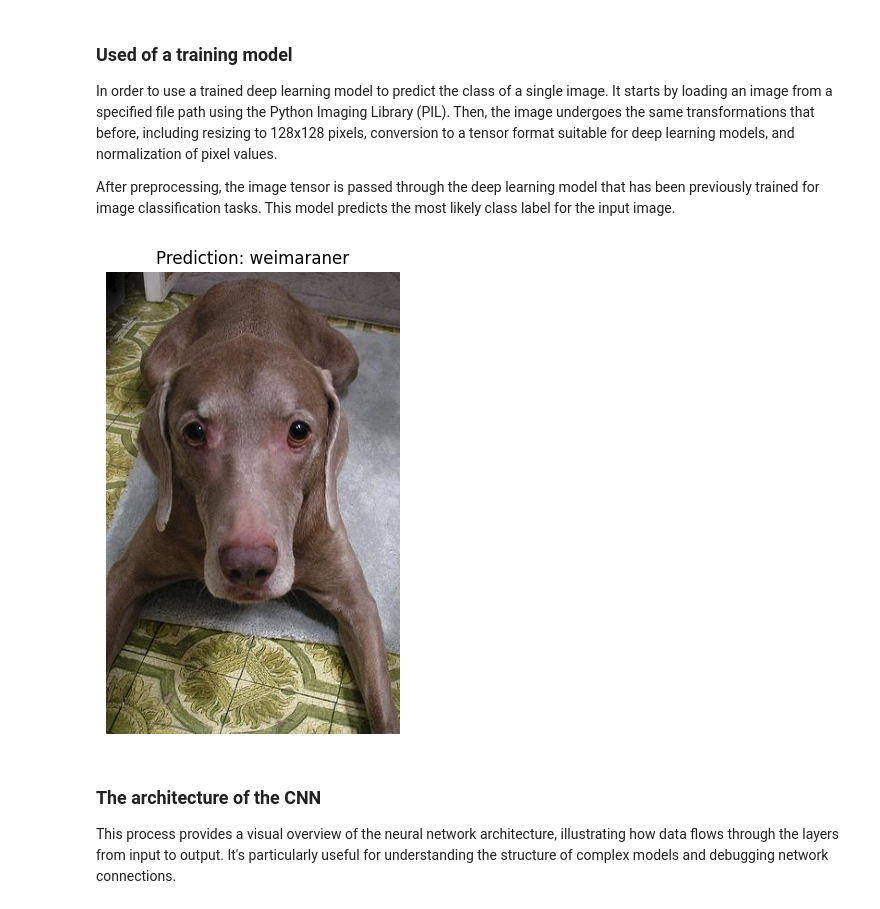
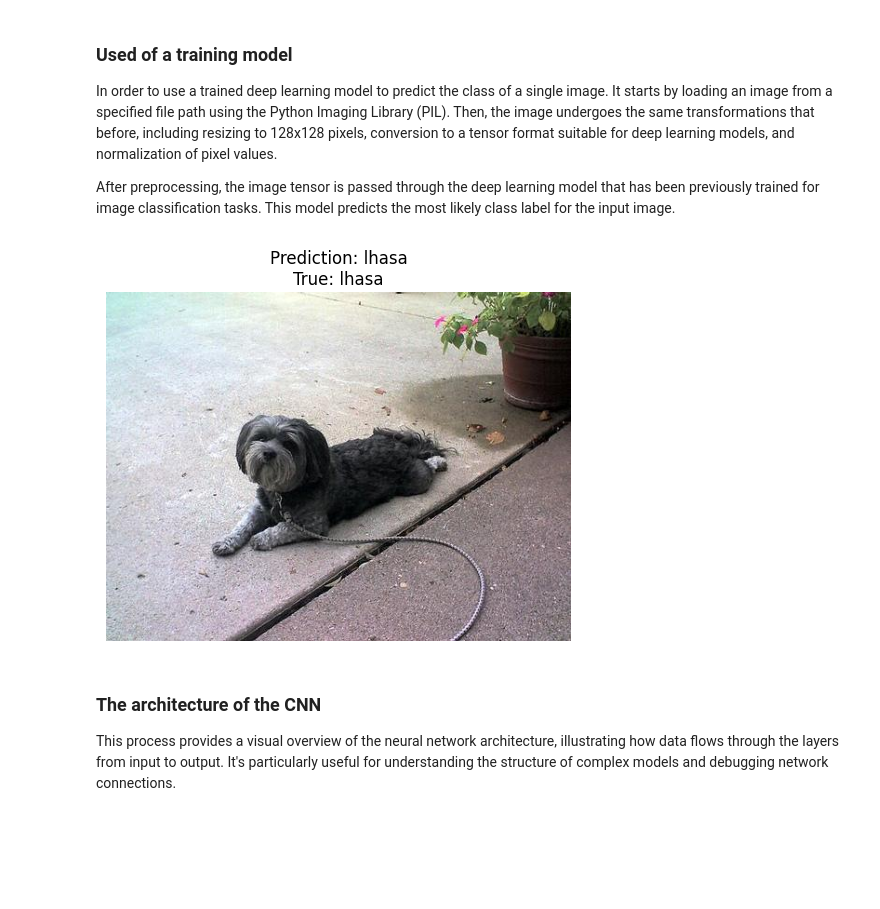
Before and after one commit to Hernan3scobar/CNN_images_classification, a Jupyter notebook: MultiImageClassification.ipynb, the cells around one changed output. Drawn from its saved outputs; the diff is of its cells as text; code cells hidden in the pictures; blank space fills up the shorter version.

```diff
--- a/MultiImageClassification.ipynb
+++ b/MultiImageClassification.ipynb
@@ -103,7 +104,7 @@ class ImageMulticlassClassificationNet(nn.Module):
         self.pool = nn.MaxPool2d(2, 2)  # Max pooling layer with kernel size and stride of 2; halves the dimensions
         self.conv2 = nn.Conv2d(32, 64, 3)  # Second convolutional layer: input channels = 32, output channels = 64, kernel size = 3
         self.conv3 = nn.Conv2d(64, 128, 3)  # Third convolutional layer: input channels = 64, output channels = 128, kernel size = 3
-        self.dropout = nn.Dropout(0.1)  # Dropout layer with a dropout probability of 0.1
+        self.dropout = nn.Dropout(0.25)  # Dropout layer with a dropout probability of 0.1
         self.flatten = nn.Flatten()  # Flatten layer to convert 2D image arrays into 1D vectors
         self.fc1 = nn.Linear(128 * 14 * 14, 512)  # First fully connected layer: input features = 128*14*14, output features = 512
         self.fc2 = nn.Linear(512, 256)  # Second fully connected layer: input features = 512, output features = 256
@@ -157,14 +158,14 @@ This systematic approach aims to iteratively enhance the model's accuracy and re
 # Instantiate model, loss function, optimizer
 model = ImageMulticlassClassificationNet().to(device)  # Move the model to the GPU
 loss_fn = nn.CrossEntropyLoss()  # Define the loss function
-optimizer = torch.optim.Adam(model.parameters(), lr=0.0001)  # Define the optimizer with a learning rate of 0.0001
+optimizer = torch.optim.Adam(model.parameters(), lr=0.001)  # Define the optimizer with a learning rate of 0.0001
 
 # Training and evaluation
-NUM_EPOCHS = 100
-train_loss_history = []  # List to store training loss values
-train_acc_history = []  # List to store training accuracy values
-test_loss_history = []  # List to store test loss values
-test_acc_history = []  # List to store test accuracy values
+NUM_EPOCHS = 40
+train_loss_history = []
+train_acc_history = []
+test_loss_history = []
+test_acc_history = []
 
 for epoch in range(NUM_EPOCHS):
     # Training
@@ -371,36 +372,34 @@ After preprocessing, the image tensor is passed through the deep learning model
 # %%
 from PIL import Image
 
 # Path to the image
-image_path = r"test/weimaraner/weimaraner_3.jpg"
+image_path = r"test/lhasa/lhasa_6.jpg"
 
-# Define transformations for the image
-transform = transforms.Compose([
-    transforms.Resize((128, 128)),  # Resize the image to 128x128 pixels
-    transforms.ToTensor(),  # Convert the image to a tensor
-    transforms.Normalize((0.5,), (0.5,), (0.5,))  # Normalize the image tensor
-])
+filename_with_ext = os.path.basename(image_path)
+filename, ext = os.path.splitext(filename_with_ext)
+
+
+class_name = filename.split('_')[0]
 
 # Load and process the image
 image = Image.open(image_path)
-image_tensor = transform(image).unsqueeze(0)  # Apply transformations and add a batch dimension (1 image)
+image_tensor = transform(image).unsqueeze(0)  # Apply transformations, same as before, and add a batch dimension (1 image)
 
-# Move the image tensor to the GPU
+
 image_tensor = image_tensor.to(device)
 
-# Get the model's prediction for the image
-with torch.no_grad():  # Disable gradient computation
-    output = model(image_tensor)  # Forward pass
+#  model's prediction for the image
+with torch.no_grad():
+    output = model(image_tensor)  # forward pass
     _, predicted = torch.max(output, 1)
 
-# Display the image and the prediction
 plt.figure(figsize=(6, 6))
-plt.imshow(image)  # Show the original image
-plt.title(f'Prediction: {CLASSES[predicted.item()]}')
+plt.imshow(image)  #original image
+plt.title(f'Prediction: {CLASSES[predicted.item()]}\nTrue: {class_name}')
 plt.axis('off')
 plt.show()
 # %% [output]
-[figure, old version]
+[figure, new version]
 # %% [markdown]
 ### The architecture of the CNN
 
```
Also changed, not shown: parts of 8 cells of this notebook.
